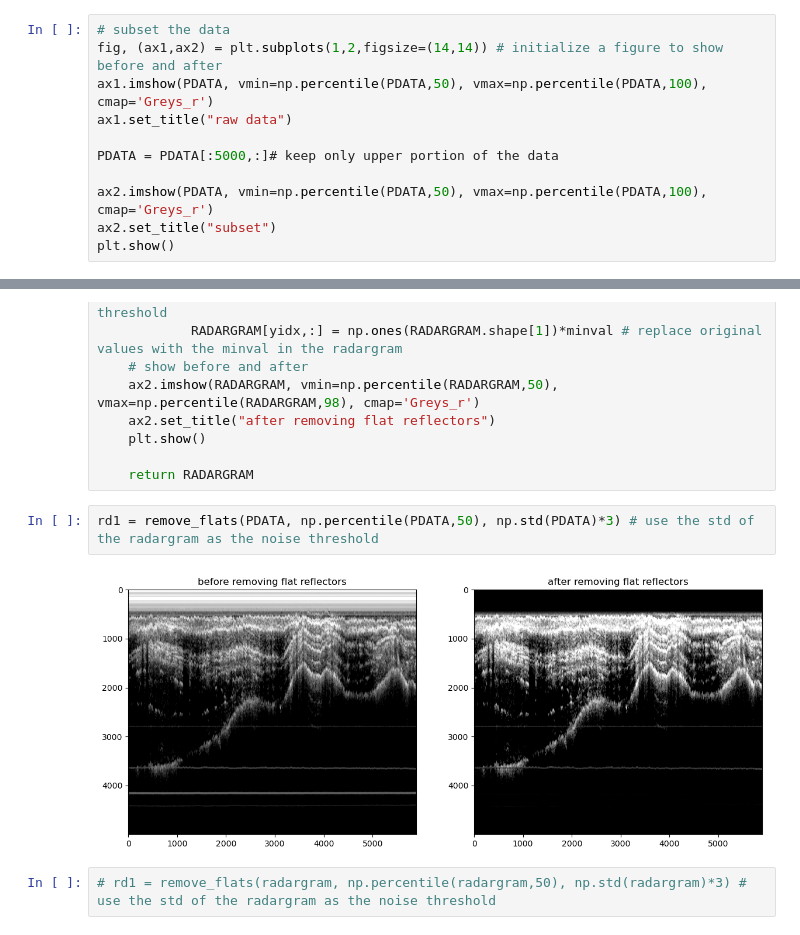
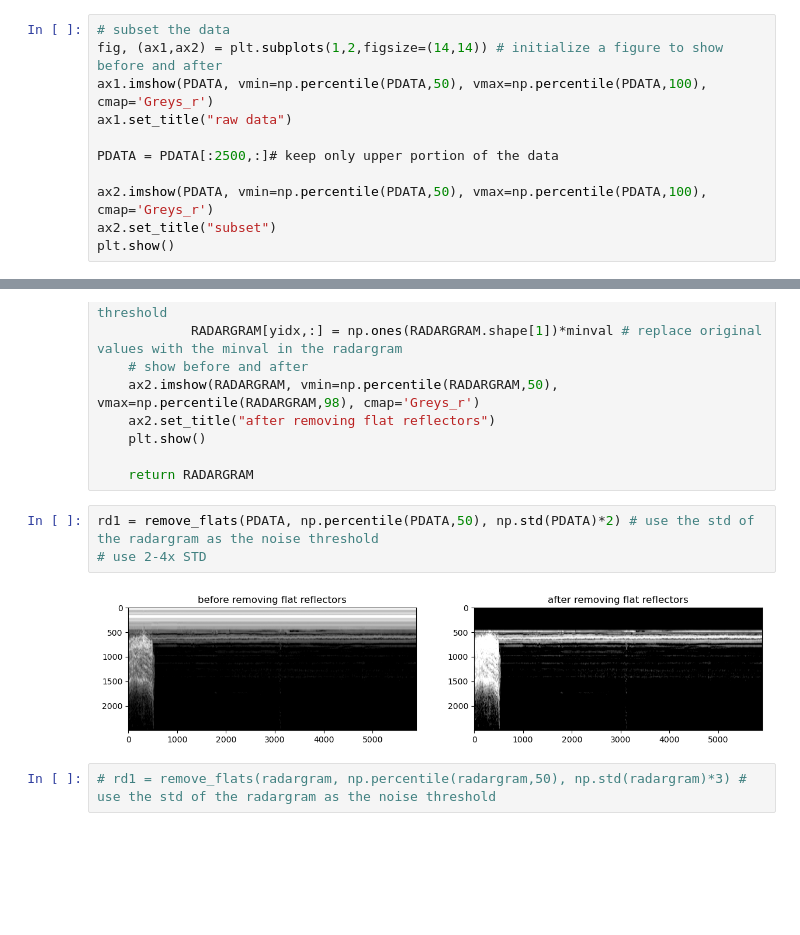
Before and after one commit to jukesliu/snow-radar, a Jupyter notebook: process_FMCW_output.ipynb, the cells around one changed output, grey strips where cells are left out. Saved outputs shown, nothing was run; the diff lists cells and outputs as text; blank space fills up the shorter version.

```diff
--- a/process_FMCW_output.ipynb
+++ b/process_FMCW_output.ipynb
@@ -51,7 +55,7 @@ fig, (ax1,ax2) = plt.subplots(1,2,figsize=(14,14)) # initialize a figure to show
 ax1.imshow(PDATA, vmin=np.percentile(PDATA,50), vmax=np.percentile(PDATA,100), cmap='Greys_r')
 ax1.set_title("raw data")
 
-PDATA = PDATA[:5000,:]# keep only upper portion of the data
+PDATA = PDATA[:2500,:]# keep only upper portion of the data
 
 ax2.imshow(PDATA, vmin=np.percentile(PDATA,50), vmax=np.percentile(PDATA,100), cmap='Greys_r')
 ax2.set_title("subset")
@@ -109,9 +110,10 @@ def remove_flats(RADARGRAM, minval, noise_thresh=1.0):
 
     return RADARGRAM
 # %%
-rd1 = remove_flats(PDATA, np.percentile(PDATA,50), np.std(PDATA)*3) # use the std of the radargram as the noise threshold
+rd1 = remove_flats(PDATA, np.percentile(PDATA,50), np.std(PDATA)*2) # use the std of the radargram as the noise threshold
+# use 2-4x STD
 # %% [output]
-[figure, old version]
+[figure, new version]
 # %%
 # rd1 = remove_flats(radargram, np.percentile(radargram,50), np.std(radargram)*3) # use the std of the radargram as the noise threshold
 # %%
```
Also changed, not shown: parts of 13 cells of this notebook, 1 other file.
